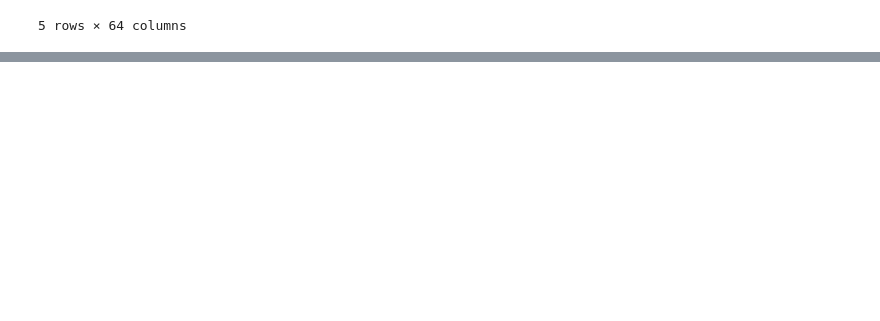
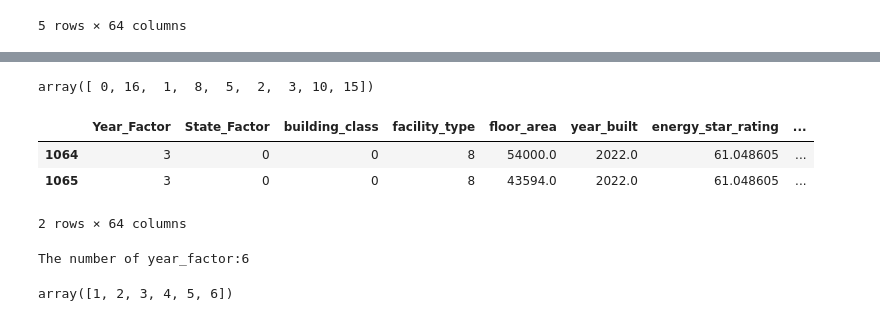
Before and after one commit to wingyen/GiT_savvy_sisters, a Jupyter notebook: ML_challenge_GIT_2023.ipynb, the cells around one changed output, grey strips where cells are left out. Saved outputs shown, nothing was run; the diff lists cells and outputs as text; code cells hidden in the pictures; blank space fills up the shorter version.

```diff
--- a/ML_challenge_GIT_2023.ipynb
+++ b/ML_challenge_GIT_2023.ipynb
@@ -88,2 +130,22 @@ df.head()
+# %%
+#3 days_above_110F, days_above_100F - drop?(reason: too concentrate)
+df.days_above_110F.unique()
+# %% [output]
+array([ 0, 16,  1,  8,  5,  2,  3, 10, 15])
+# %%
+#2 ELEVATION - transformation？
+df[df.ELEVATION < 0]
+# %% [output]
+|  | Year_Factor | State_Factor | building_class | facility_type | floor_area | year_built | energy_star_rating | ... |
+| 1064 | 3 | 0 | 0 | 8 | 54000.0 | 2022.0 | 61.048605 | ... |
+| 1065 | 3 | 0 | 0 | 8 | 43594.0 | 2022.0 | 61.048605 | ... |
+2 rows × 64 columns
+# %%
+#1 year_factor - Drop？
+print(f'The number of year_factor:{df.Year_Factor.nunique()}')
+df.Year_Factor.unique()
+# %% [output]
+The number of year_factor:6
+array([1, 2, 3, 4, 5, 6])
 # %%
 df.describe().style.background_gradient()
```
Also changed, not shown: parts of 30 cells of this notebook, 3 other files.
